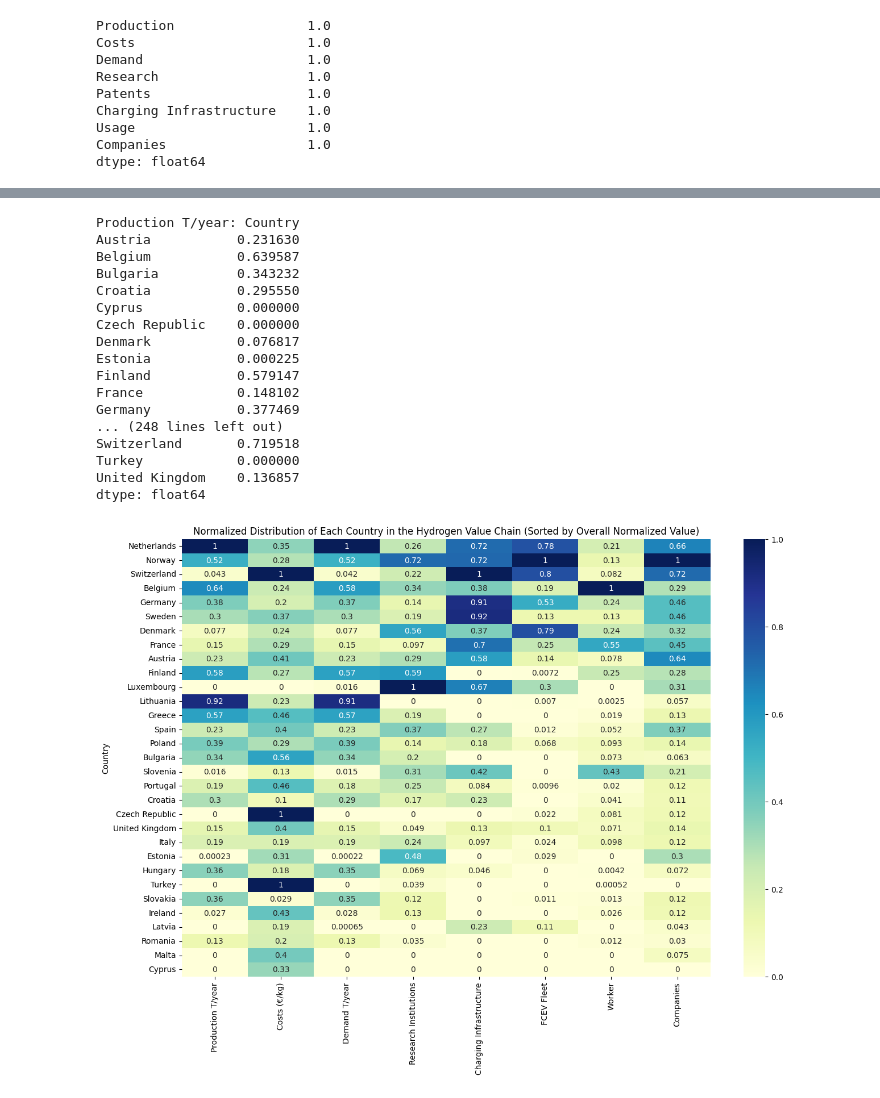
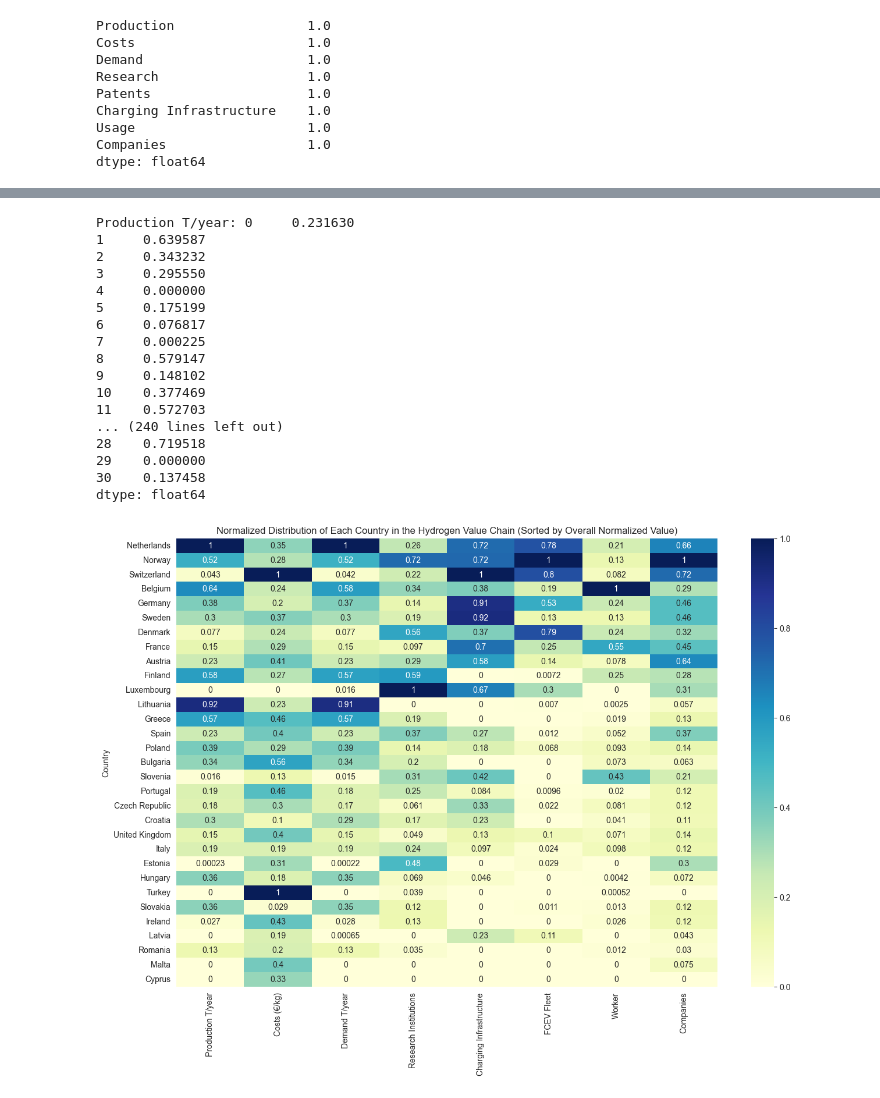
Before and after one commit to premstaller1/Masterarbeit, a Jupyter notebook: CorrelationAnalysis/correlation.ipynb, the cells around one changed output, grey strips where cells are left out. Saved outputs shown, nothing was run; the diff lists cells and outputs as text; code cells hidden in the pictures.

```diff
--- a/CorrelationAnalysis/correlation.ipynb
+++ b/CorrelationAnalysis/correlation.ipynb
@@ -11,7 +11,6 @@ merged_df_index = pd.read_csv("merged_data/merged_data_index.csv", index_col=0)
 per_million_df_index = pd.read_csv("merged_data/merged_per_million_index.csv", index_col=0)
 # %%
 #fill "NaN" with 0
-per_million_df.set_index('Country', inplace=True)
 merged_df = merged_df.fillna(0)
 per_million_df = per_million_df.fillna(0)
 merged_df_index = merged_df_index.fillna(0)
@@ -371,51 +365,51 @@ value_chain_steps = {
 
 # Normalize the values for each step
 normalized_values = {}
 
 for step, columns in value_chain_steps.items():
     step_data = per_million_df[columns].sum(axis=1)
     normalized_values[step] = (step_data - step_data.min()) / (step_data.max() - step_data.min())
     if step == 'Costs (€/kg)':
         normalized_values[step] = 1 - normalized_values[step]  # Invert the normalized values for costs
     print(f'{step}: {normalized_values[step]}')
 
 # Create a DataFrame from the normalized values
 normalized_distribution = pd.DataFrame(normalized_values)
-normalized_distribution.index = per_million_df.index  # Ensure the index is from the original per_million_df
+normalized_distribution.index = per_million_df['Country']  # Ensure the index is from the original per_million_df
 
 # Calculate the sum of each row for sorting purposes
 normalized_distribution['row_sum'] = normalized_distribution.sum(axis=1)
 
 # Sort the DataFrame based on the row sum in descending order
 normalized_distribution_sorted = normalized_distribution.sort_values(by='row_sum', ascending=False).drop(columns='row_sum')
 
 # Plotting heatmap with sorted rows and rotated y-axis tick labels
 fig, ax = plt.subplots(figsize=(15, 10))
 sns.heatmap(normalized_distribution_sorted, cmap='YlGnBu', annot=True, ax=ax)
 ax.set_title('Normalized Distribution of Each Country in the Hydrogen Value Chain (Sorted by Overall Normalized Value)')
 plt.yticks(rotation=0)  # Rotate y-axis tick labels to be horizontal
 plt.show()
 
 fig.savefig('normalized_per_million.png')
 # %% [output]
-Production T/year: Country
-Austria           0.231630
-Belgium           0.639587
-Bulgaria          0.343232
-Croatia           0.295550
-Cyprus            0.000000
-Czech Republic    0.000000
-Denmark           0.076817
-Estonia           0.000225
-Finland           0.579147
-France            0.148102
-Germany           0.377469
-... (248 lines left out)
-Switzerland       0.719518
-Turkey            0.000000
-United Kingdom    0.136857
+Production T/year: 0     0.231630
+1     0.639587
+2     0.343232
+3     0.295550
+4     0.000000
+5     0.175199
+6     0.076817
+7     0.000225
+8     0.579147
+9     0.148102
+10    0.377469
+11    0.572703
+... (240 lines left out)
+28    0.719518
+29    0.000000
+30    0.137458
 dtype: float64
-[figure, old version]
+[figure, new version]
 # %%
 # Normalize the values for each step
 normalized_values = pd.DataFrame()
```
Also changed, not shown: parts of 10 cells of this notebook, 14 other files.
